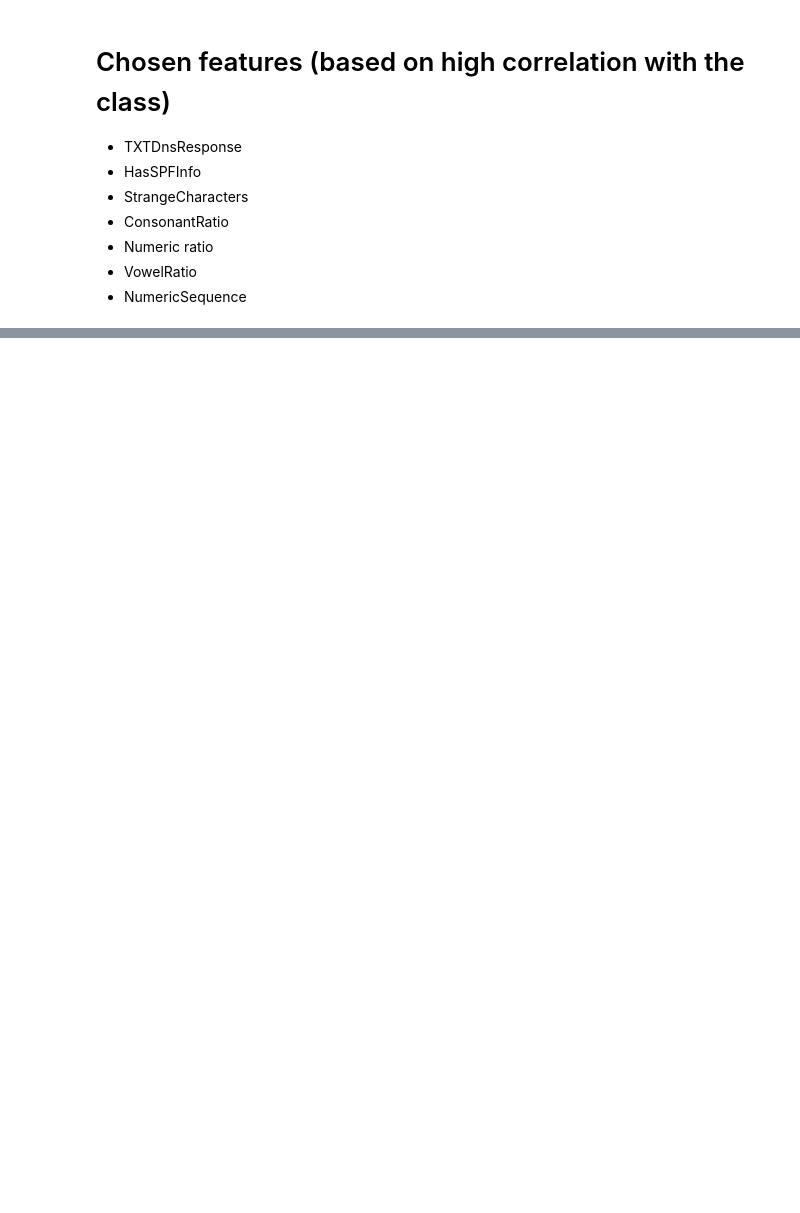
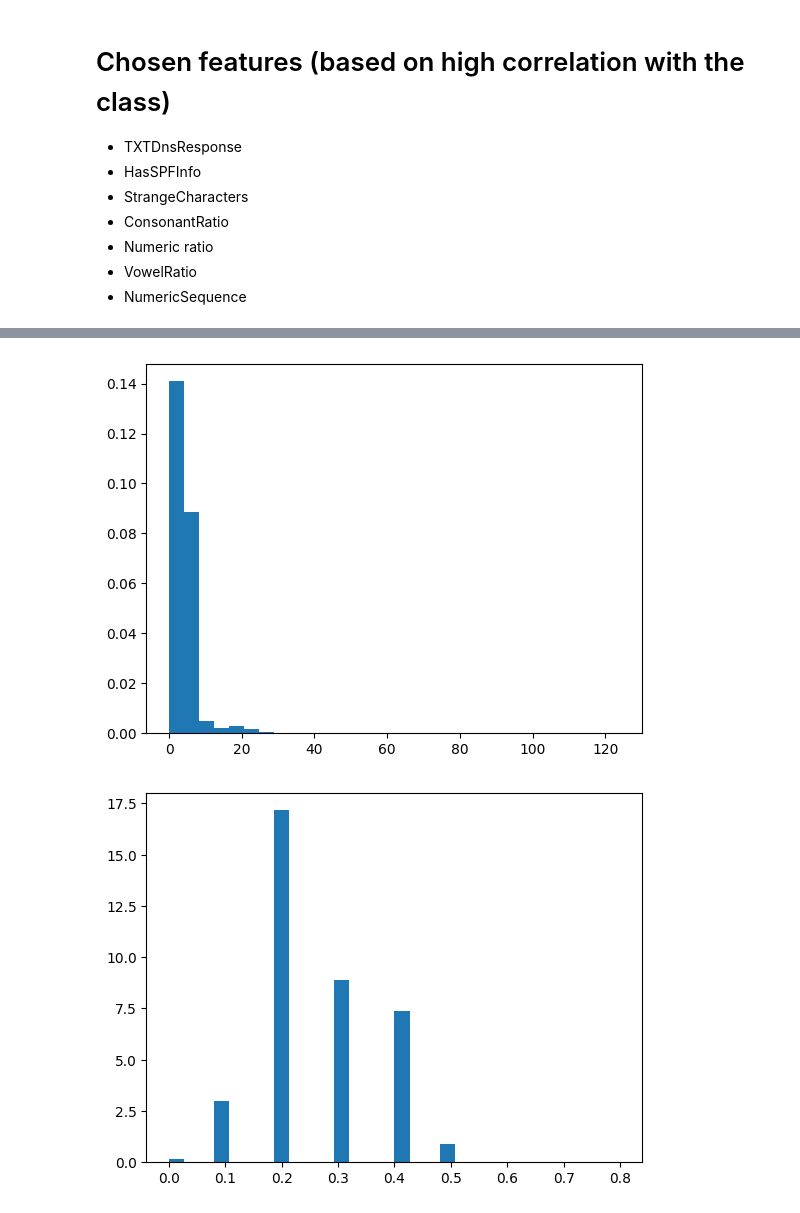
Before and after one commit to matteoturnu/NetSecProject, a Jupyter notebook: NetSec_Project.ipynb, the cells around one changed output, grey strips where cells are left out. Cells and saved outputs as stored; diff of their text form; code cells hidden in the pictures; blank space fills up the shorter version.

```diff
--- a/NetSec_Project.ipynb
+++ b/NetSec_Project.ipynb
@@ -185,0 +247,24 @@ sns.heatmap(corr_matrix, annot=True, linewidth=0.5, fmt='.2f')
+# %%
+import pandas as pd
+#pd.DataFrame(X).hist(figsize=(12, 8))
+
+final_features = ['TXTDnsResponse', 'StrangeCharacters', 'VowelRatio', 'NumericSequence']
+
+# sort of probability distribution for each feature
+# they are NO gaussian ones
+
+
+hist, bins = np.histogram(X['StrangeCharacters'], bins=30, density=True)  # Create histogram and normalize
+plt.hist(X['StrangeCharacters'], bins=30, density=True)  # Plot normalized histogram
+plt.show()
+
+hist, bins = np.histogram(X['VowelRatio'], bins=30, density=True)  # Create histogram and normalize
+plt.hist(X['VowelRatio'], bins=30, density=True)  # Plot normalized histogram
+plt.show()
+
+hist, bins = np.histogram(X['NumericSequence'], bins=30, density=True)  # Create histogram and normalize
+plt.hist(X['NumericSequence'], bins=30, density=True)  # Plot normalized histogram
+plt.show()
+# %% [output]
+[figure, added]
+[figure, added]
```
Also changed, not shown: parts of 9 cells of this notebook.
